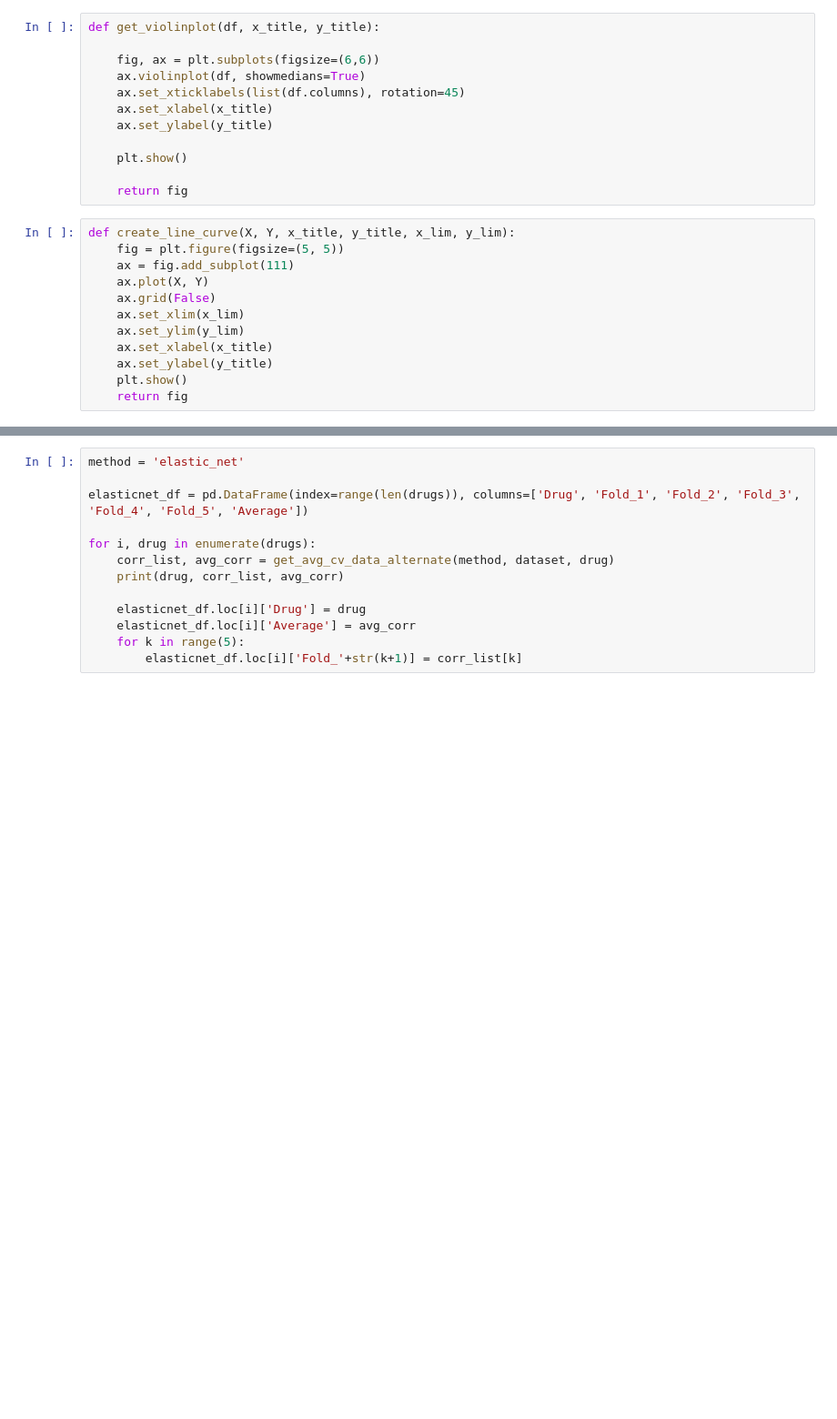
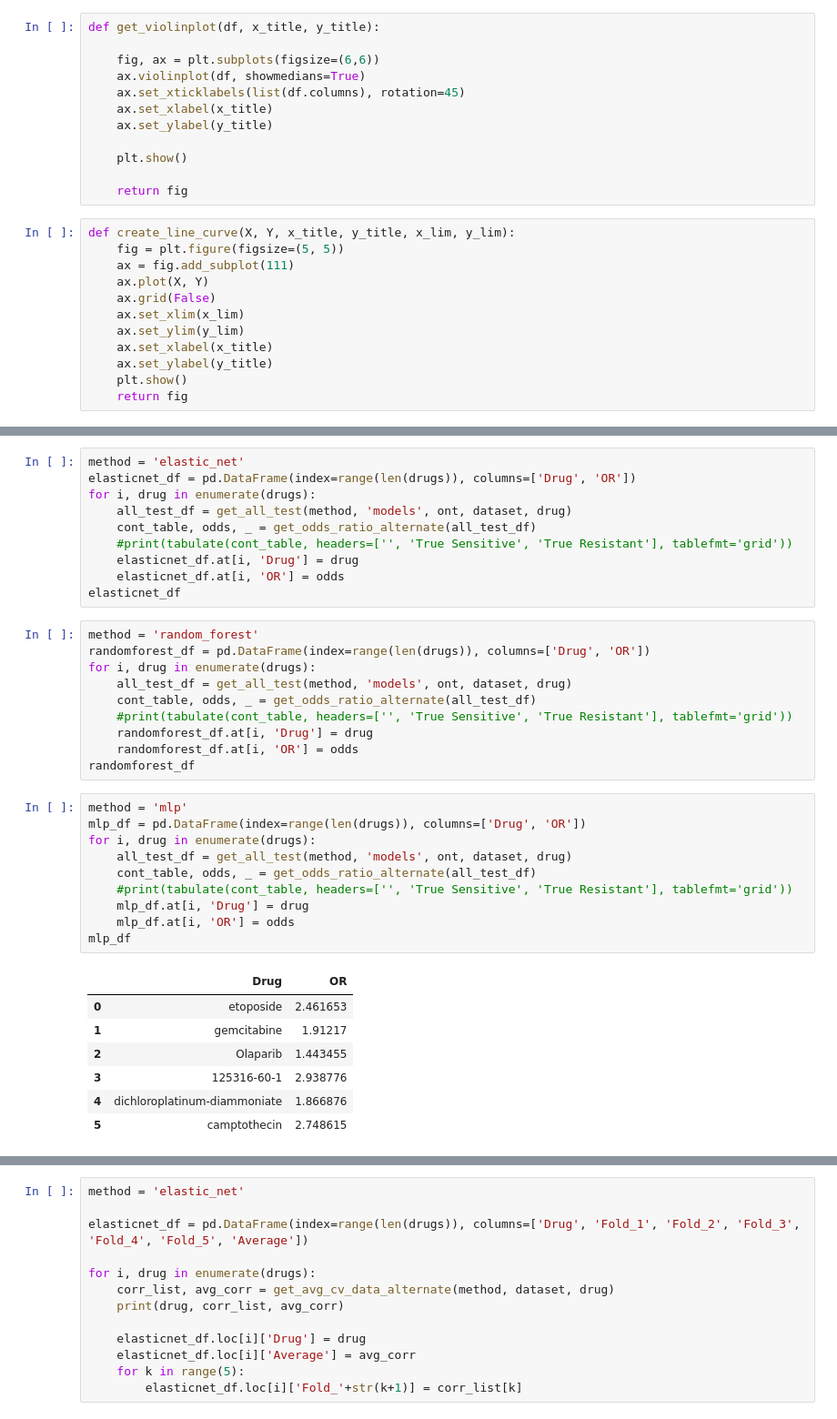
Before and after one commit to idekerlab/multitask_vnn, a Jupyter notebook: notebooks/model_comparison.ipynb, the cells around one changed output, grey strips where cells are left out. Shown: that part at 91% size. Saved outputs shown, nothing was run; the diff lists cells and outputs as text; blank space fills up the shorter version.

```diff
--- a/notebooks/model_comparison.ipynb
+++ b/notebooks/model_comparison.ipynb
@@ -682,0 +512,38 @@ for i, drug in enumerate(drugs):
+# %%
+method = 'elastic_net'
+elasticnet_df = pd.DataFrame(index=range(len(drugs)), columns=['Drug', 'OR'])
+for i, drug in enumerate(drugs):
+    all_test_df = get_all_test(method, 'models', ont, dataset, drug)
+    cont_table, odds, _ = get_odds_ratio_alternate(all_test_df)
+    #print(tabulate(cont_table, headers=['', 'True Sensitive', 'True Resistant'], tablefmt='grid'))
+    elasticnet_df.at[i, 'Drug'] = drug
+    elasticnet_df.at[i, 'OR'] = odds
+elasticnet_df
+# %%
+method = 'random_forest'
+randomforest_df = pd.DataFrame(index=range(len(drugs)), columns=['Drug', 'OR'])
+for i, drug in enumerate(drugs):
+    all_test_df = get_all_test(method, 'models', ont, dataset, drug)
+    cont_table, odds, _ = get_odds_ratio_alternate(all_test_df)
+    #print(tabulate(cont_table, headers=['', 'True Sensitive', 'True Resistant'], tablefmt='grid'))
+    randomforest_df.at[i, 'Drug'] = drug
+    randomforest_df.at[i, 'OR'] = odds
+randomforest_df
+# %%
+method = 'mlp'
+mlp_df = pd.DataFrame(index=range(len(drugs)), columns=['Drug', 'OR'])
+for i, drug in enumerate(drugs):
+    all_test_df = get_all_test(method, 'models', ont, dataset, drug)
+    cont_table, odds, _ = get_odds_ratio_alternate(all_test_df)
+    #print(tabulate(cont_table, headers=['', 'True Sensitive', 'True Resistant'], tablefmt='grid'))
+    mlp_df.at[i, 'Drug'] = drug
+    mlp_df.at[i, 'OR'] = odds
+mlp_df
+# %% [output]
+|  | Drug | OR |
+| 0 | etoposide | 2.461653 |
+| 1 | gemcitabine | 1.91217 |
+| 2 | Olaparib | 1.443455 |
+| 3 | 125316-60-1 | 2.938776 |
+| 4 | dichloroplatinum-diammoniate | 1.866876 |
+| 5 | camptothecin | 2.748615 |
```
Also changed, not shown: parts of 100 cells of this notebook, 14 other files.
